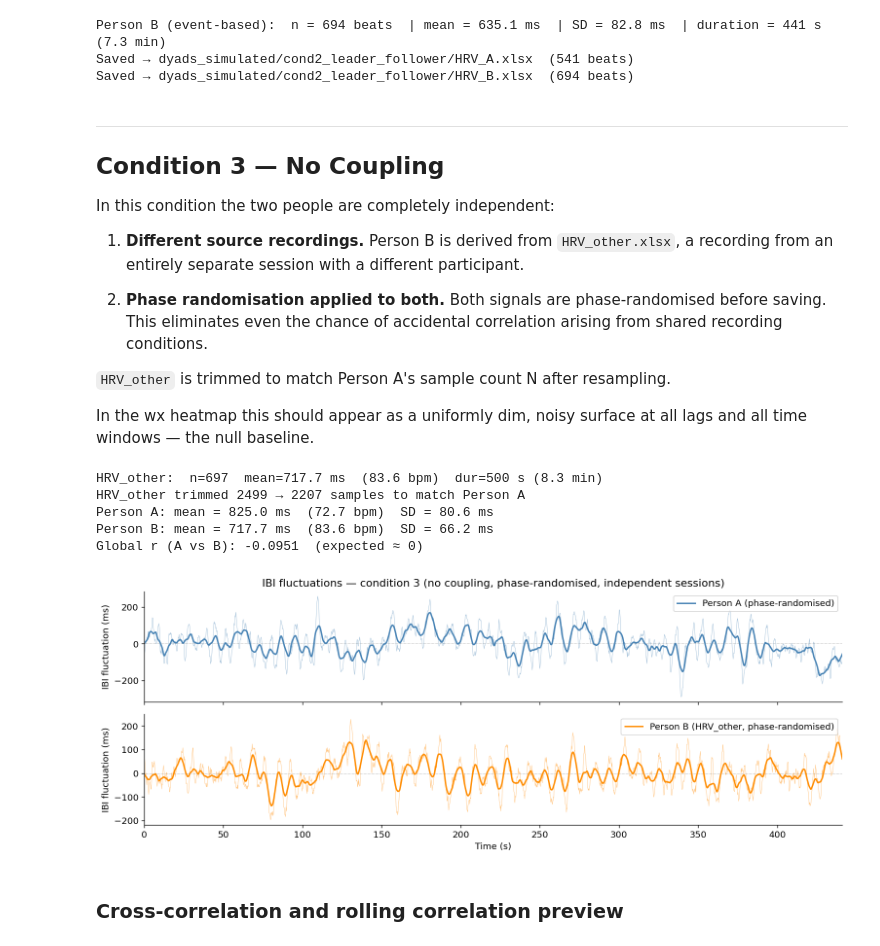
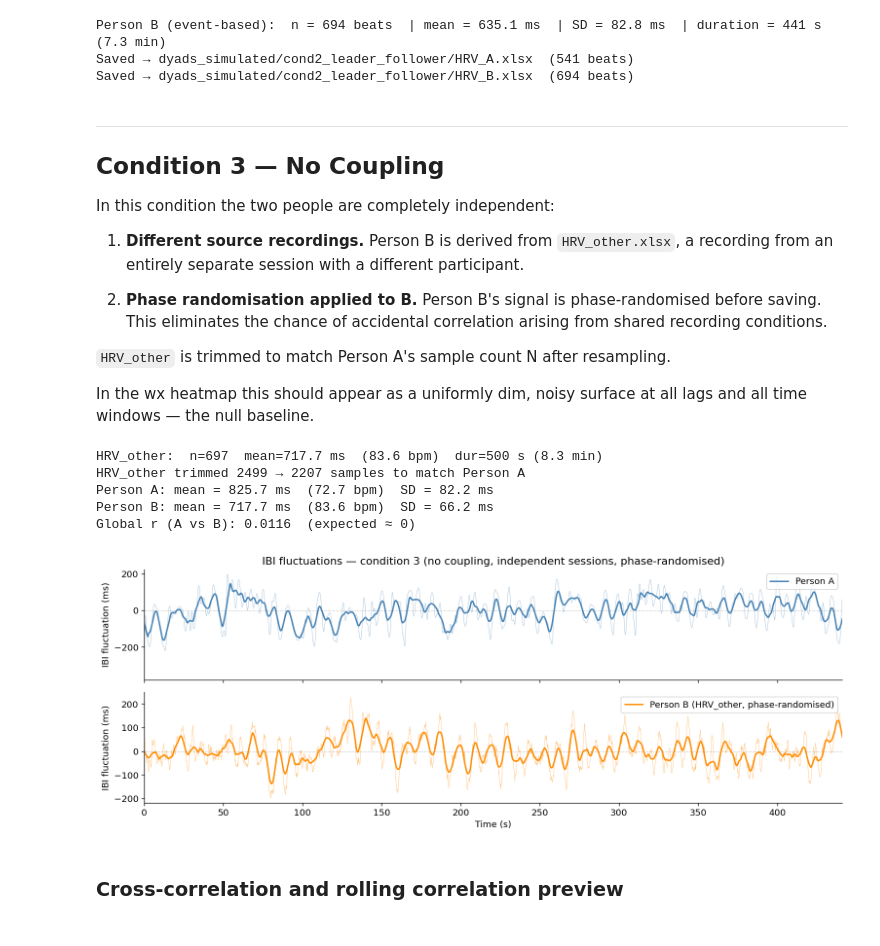
Before and after one commit to wunderwald/BioSync, a Jupyter notebook: simulated_data/simulated_data.ipynb, the cells around one changed output. Saved outputs shown, nothing was run; the diff lists cells and outputs as text; code cells hidden in the pictures.

Commit message:
update no coupling condition

```diff
--- a/simulated_data/simulated_data.ipynb
+++ b/simulated_data/simulated_data.ipynb
@@ -564,7 +564,7 @@ In this condition the two people are completely independent:
 
 1. **Different source recordings.** Person B is derived from `HRV_other.xlsx`, a recording from an entirely separate session with a different participant.
 
-2. **Phase randomisation applied to both.** Both signals are phase-randomised before saving. This eliminates even the chance of accidental correlation arising from shared recording conditions.
+2. **Phase randomisation applied to B.** Person B's signal is phase-randomised before saving. This eliminates the chance of accidental correlation arising from shared recording conditions.
 
 `HRV_other` is trimmed to match Person A's sample count N after resampling.
 
@@ -588,50 +588,47 @@ else:
     print(f'HRV_other tiled {len(x_other_full)} → {N} samples to match Person A')
 x_other_fluct = x_other - x_other.mean()
 
-# Phase-randomise both A and B:
-#   - A keeps its spectral shape but loses all temporal structure
-#   - B keeps HRV_other's spectral shape but loses all temporal structure
-x_a_fluct_c3 = phase_randomize(x_a_fluct,     seed=SEED + 2)
+# Phase-randomise B:
 x_b_fluct_c3 = phase_randomize(x_other_fluct, seed=SEED + 3)
 
-x_a_c3 = np.clip(x_a_fluct_c3 + x_a.mean(), 300, 990)
-x_b_c3 = np.clip(x_b_fluct_c3 + MEAN_OTHER,  300, 990)
+x_a_c3 = np.clip(x_a_fluct + x_a.mean(), 200, 1100)
+x_b_c3 = np.clip(x_b_fluct_c3 + MEAN_OTHER,  200, 1100)
 
-r_c3 = np.corrcoef(x_a_fluct_c3, x_b_fluct_c3)[0, 1]
+r_c3 = np.corrcoef(x_a_fluct, x_b_fluct_c3)[0, 1]
 print(f'Person A: mean = {x_a_c3.mean():.1f} ms  ({60000/x_a_c3.mean():.1f} bpm)  SD = {x_a_c3.std():.1f} ms')
 print(f'Person B: mean = {x_b_c3.mean():.1f} ms  ({60000/x_b_c3.mean():.1f} bpm)  SD = {x_b_c3.std():.1f} ms')
 print(f'Global r (A vs B): {r_c3:.4f}  (expected ≈ 0)')
 # %% [output]
 HRV_other:  n=697  mean=717.7 ms  (83.6 bpm)  dur=500 s (8.3 min)
 HRV_other trimmed 2499 → 2207 samples to match Person A
-Person A: mean = 825.0 ms  (72.7 bpm)  SD = 80.6 ms
+Person A: mean = 825.7 ms  (72.7 bpm)  SD = 82.2 ms
 Person B: mean = 717.7 ms  (83.6 bpm)  SD = 66.2 ms
-Global r (A vs B): -0.0951  (expected ≈ 0)
+Global r (A vs B): 0.0116  (expected ≈ 0)
 # %%
 fig, axes = plt.subplots(2, 1, figsize=(13, 5), sharex=True)
 
 for ax in axes:
     ax.axhline(0, color='gray', lw=0.6, linestyle=':')
 
-axes[0].plot(t_a, x_a_fluct_c3,         lw=0.5, color='steelblue',  alpha=0.5)
-axes[0].plot(t_a, smooth(x_a_fluct_c3), lw=1.8, color='steelblue',  label='Person A (phase-randomised)')
+axes[0].plot(t_a, x_a_fluct,         lw=0.5, color='steelblue',  alpha=0.5)
+axes[0].plot(t_a, smooth(x_a_fluct), lw=1.8, color='steelblue',  label='Person A')
 axes[0].set_ylabel('IBI fluctuation (ms)')
-axes[0].set_title('IBI fluctuations — condition 3 (no coupling, phase-randomised, independent sessions)')
+axes[0].set_title('IBI fluctuations — condition 3 (no coupling, independent sessions, phase-randomised)')
 axes[0].legend(loc='upper right')
 
 axes[1].plot(t_a, x_b_fluct_c3,         lw=0.5, color='darkorange', alpha=0.5)
 axes[1].plot(t_a, smooth(x_b_fluct_c3), lw=1.8, color='darkorange', label='Person B (HRV_other, phase-randomised)')
 axes[1].set_ylabel('IBI fluctuation (ms)')
 axes[1].set_xlabel('Time (s)')
 axes[1].legend(loc='upper right')
 
 for ax in axes:
     ax.set_xlim(0, t_a[-1])
 
 plt.tight_layout()
 plt.show()
 # %% [output]
-[figure, old version]
+[figure, new version]
 # %% [markdown]
 ### Cross-correlation and rolling correlation preview
 # %%
```
Also changed, not shown: parts of 2 cells of this notebook, 6 other files.
